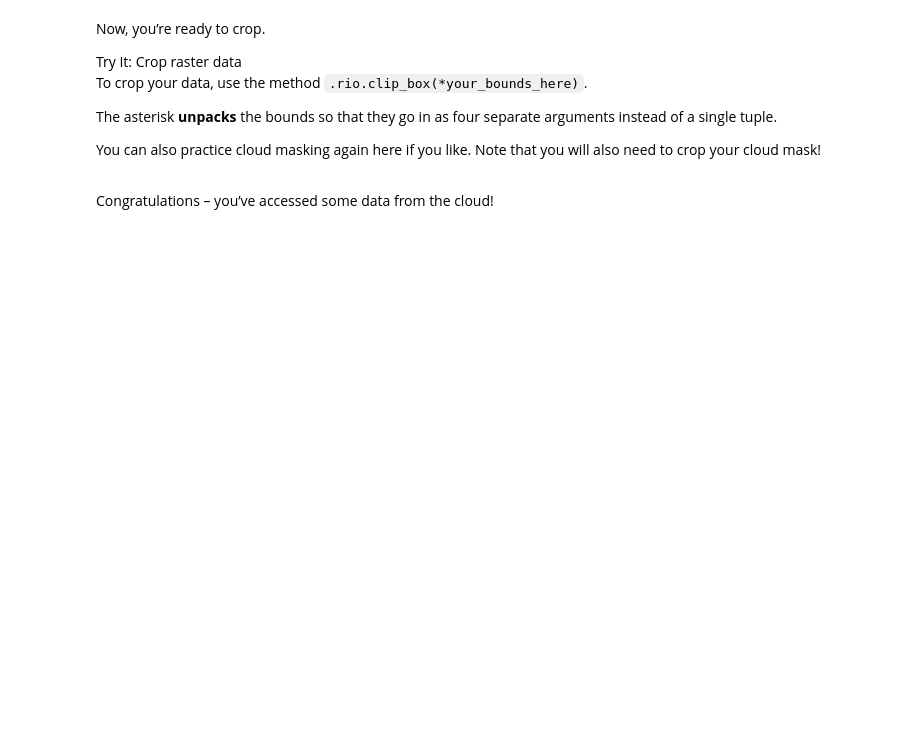
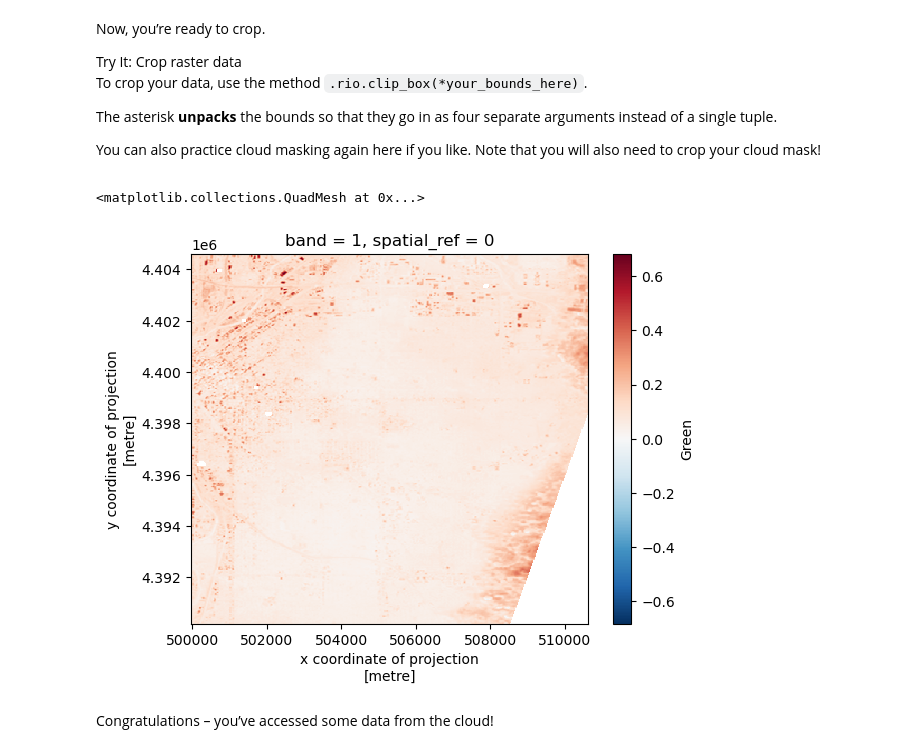
Before and after one commit to earthlab-education/fundamentals-04-redlining-gpb3037, a Jupyter notebook: notebooks/redlining-91-download-earthaccess.ipynb, the cells around one changed output. Saved outputs shown, nothing was run; the diff lists cells and outputs as text; code cells hidden in the pictures; blank space fills up the shorter version.

```diff
--- a/notebooks/redlining-91-download-earthaccess.ipynb
+++ b/notebooks/redlining-91-download-earthaccess.ipynb
@@ -232,3 +329,5 @@ crop to it.</li>
 </ol></div></div>
 # %%
 # Get the study bounds
+denver_bounds = denver_redlining_gdf.to_crs(denver_green_data.rio.crs).total_bounds
+denver_bounds
@@ -243,5 +345,10 @@ as four separate arguments instead of a single tuple.</p>
 you will also need to crop your cloud mask!</p></div></div>
 # %%
 # Crop the green reflectance data
+denver_green_data_crop = denver_green_data.rio.clip_box(*denver_bounds)
+denver_green_data_crop.plot()
+# %% [output]
+<matplotlib.collections.QuadMesh at 0x...>
+[figure, added]
 # %% [markdown]
 Congratulations – you’ve accessed some data from the cloud!
```
Also changed, not shown: parts of 15 cells of this notebook.
